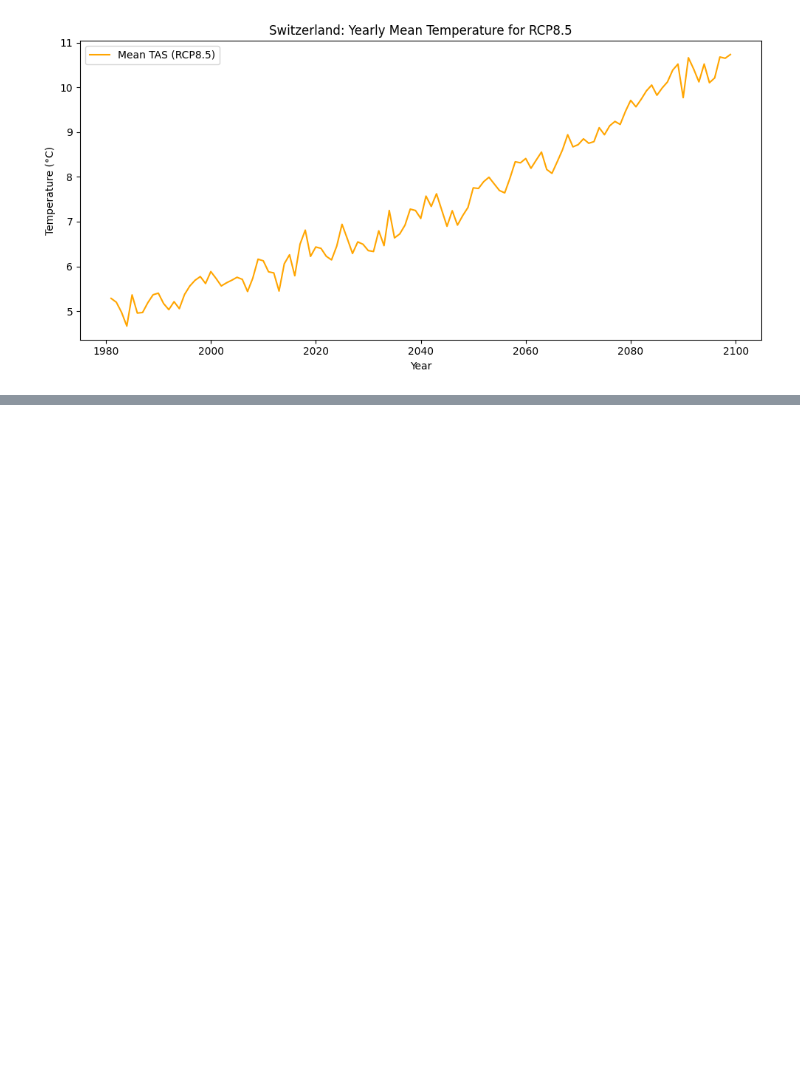
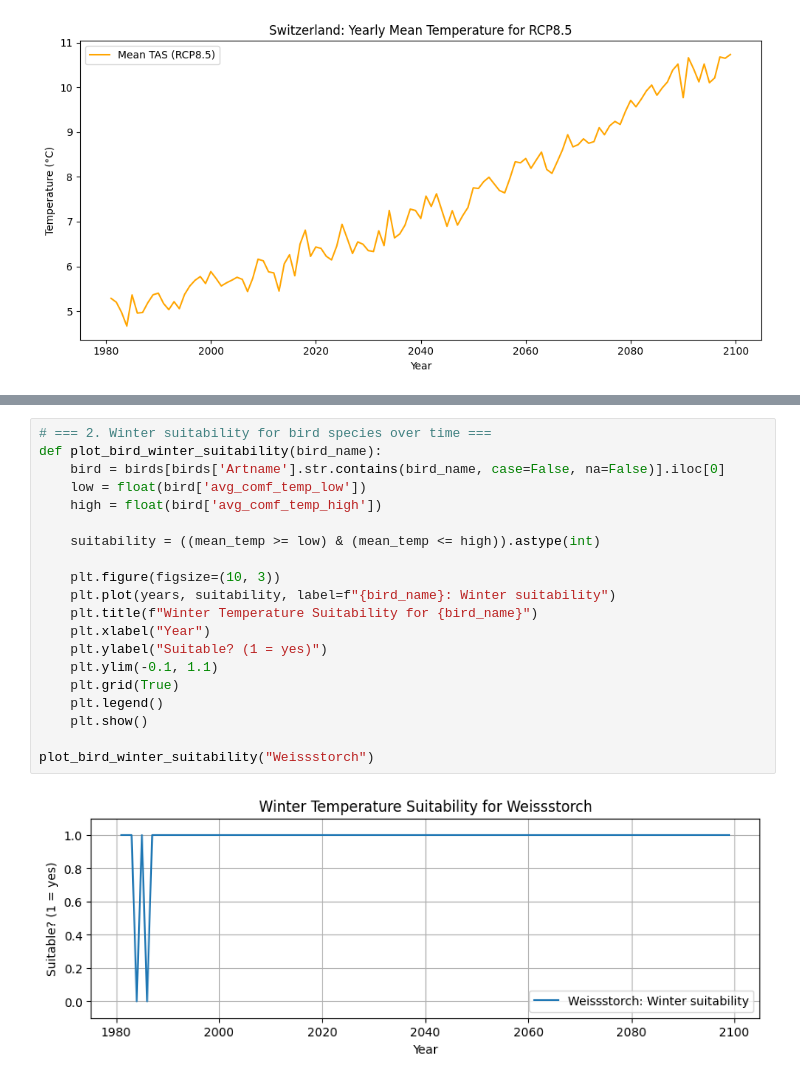
Before and after one commit to NotSchebs/CDK1_Klimadaten_Challenge_FHNW, a Jupyter notebook: tests_seb.ipynb, the cells around one changed output, grey strips where cells are left out. Cells and saved outputs as stored; diff of their text form; blank space fills up the shorter version.

```diff
--- a/tests_seb.ipynb
+++ b/tests_seb.ipynb
@@ -71,0 +75,22 @@ data
+# %%
+# === 2. Winter suitability for bird species over time ===
+def plot_bird_winter_suitability(bird_name):
+    bird = birds[birds['Artname'].str.contains(bird_name, case=False, na=False)].iloc[0]
+    low = float(bird['avg_comf_temp_low'])
+    high = float(bird['avg_comf_temp_high'])
+
+    suitability = ((mean_temp >= low) & (mean_temp <= high)).astype(int)
+
+    plt.figure(figsize=(10, 3))
+    plt.plot(years, suitability, label=f"{bird_name}: Winter suitability")
+    plt.title(f"Winter Temperature Suitability for {bird_name}")
+    plt.xlabel("Year")
+    plt.ylabel("Suitable? (1 = yes)")
+    plt.ylim(-0.1, 1.1)
+    plt.grid(True)
+    plt.legend()
+    plt.show()
+
+plot_bird_winter_suitability("Weissstorch")
+# %% [output]
+[figure, added]
```
Also changed, not shown: parts of 5 cells of this notebook, 2 other files.
